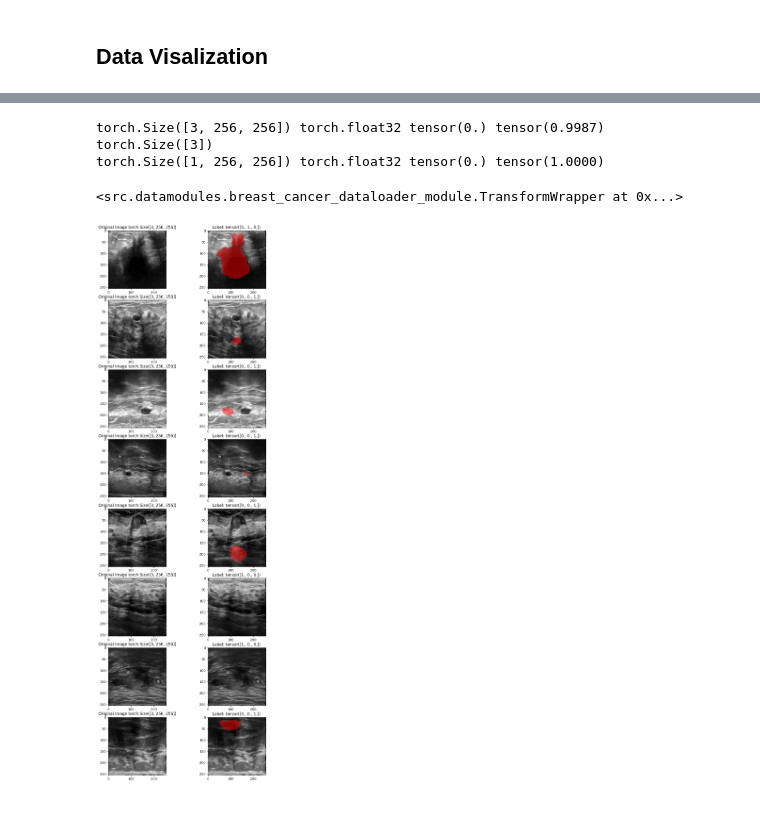
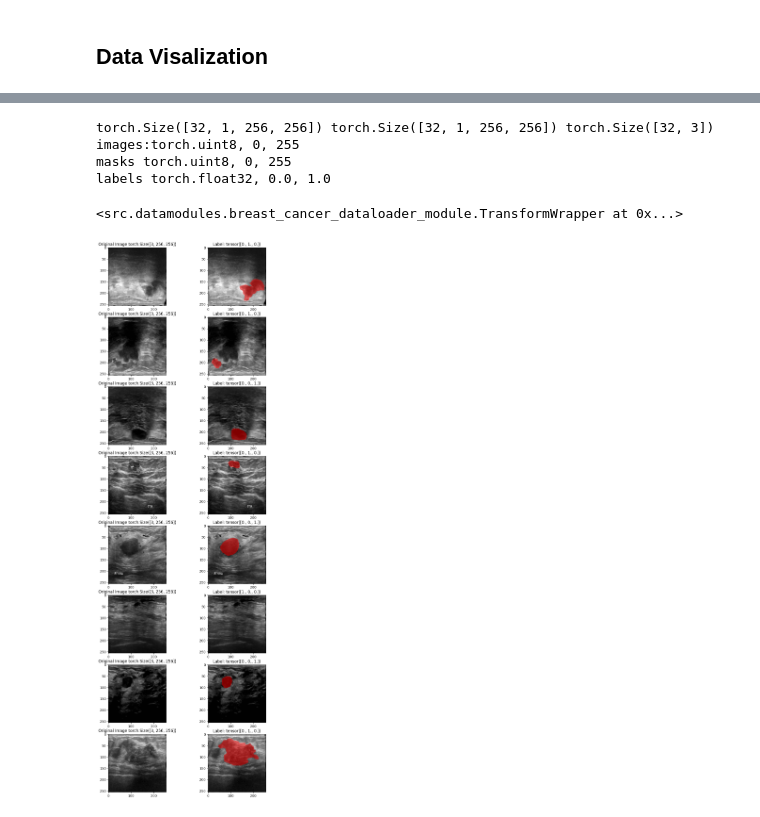
Before and after one commit to vivekpatel99/PyTorch-Breast-Ultrasound-Segmentation, a Jupyter notebook: notebooks/01_exploratory_data_analysis.ipynb, the cells around one changed output, grey strips where cells are left out. Cells and saved outputs as stored; diff of their text form; code cells hidden in the pictures.

Commit message:
bug fixed with dataloader

```diff
--- a/notebooks/01_exploratory_data_analysis.ipynb
+++ b/notebooks/01_exploratory_data_analysis.ipynb
@@ -236,14 +238,0 @@ torch.Size([1, 468, 573]) torch.float32 tensor(0.) tensor(1.)
-# %%
-train_dl = data_module.train_dataloader()
-
-for image, target in train_dl.dataset:
-    print(image.shape, image.dtype, image.min(), image.max())
-    print(target["labels"].shape)
-    print(
-        target["masks"].shape, target["masks"].dtype, target["masks"].min(), target["masks"].max()
-    )
-    break
-# %% [output]
-torch.Size([3, 256, 256]) torch.float32 tensor(0.) tensor(0.9987)
-torch.Size([3])
-torch.Size([1, 256, 256]) torch.float32 tensor(0.) tensor(1.0000)
@@ -250,3 +241,16 @@ torch.Size([1, 256, 256]) torch.float32 tensor(0.) tensor(1.0000)
+# %%
+for images, targets in train_dl:
+    break
+print(images.shape, targets["masks"].shape, targets["labels"].shape)
+
+print(f"images:{image.dtype}, {image.min()}, {image.max()}")
+print(f'masks {targets["masks"].dtype}, {targets["masks"].min()}, {targets["masks"].max()}')
+print(f'labels {targets["labels"].dtype}, {targets["labels"].min()}, {targets["labels"].max()}')
+# %% [output]
+torch.Size([32, 1, 256, 256]) torch.Size([32, 1, 256, 256]) torch.Size([32, 3])
+images:torch.uint8, 0, 255
+masks torch.uint8, 0, 255
+labels torch.float32, 0.0, 1.0
 # %%
 train_dl.dataset
 # %% [output]
@@ -254,17 +258,35 @@ train_dl.dataset
 # %%
 fig, axs = plt.subplots(8, 2, figsize=(10, 30))
 
-for i, (image, target) in enumerate(train_dl.dataset):
-    if i >= 8:
-        break
-    # Plot the original image on the left
-    axs[i, 0].imshow(image.permute(1, 2, 0))
-    axs[i, 0].set_title(f"Original Image {image.shape}")
+for batch in train_dl:
+    image, targets = batch
+    for i in range(8):
+        if i >= 8:
+            break
 
-    mask_bool = target["masks"] > 0.5  # convert mask to bool
-    seg_img = draw_segmentation_masks(image, mask_bool, alpha=0.5, colors="red")
-    axs[i, 1].imshow(seg_img.permute(1, 2, 0))
-    label = target["labels"]
-    axs[i, 1].set_title(f"Label: {label} ")
+        # Correctly convert grayscale to RGB by repeating the channel 3 times
+        rgb_images = image[i].repeat(3, 1, 1)  # Create 3 channels from 1
+
+        mask = targets["masks"][i]
+
+        # Plot the original image on the left
+        axs[i, 0].imshow(rgb_images.permute(1, 2, 0))  # Convert to HWC format for matplotlib
+        axs[i, 0].set_title(f"Original Image {rgb_images.shape}")
+
+        # Convert mask to boolean tensor as required by draw_segmentation_masks
+        mask_bool = mask > 0.5
+
+        # Make sure rgb_images is uint8 if in range [0-255] or float if in range [0-1]
+        if rgb_images.dtype != torch.uint8 and rgb_images.max() > 1.0:
+            rgb_images = rgb_images.to(torch.uint8)
+
+        # Apply segmentation masks
+        seg_img = draw_segmentation_masks(rgb_images, mask_bool, alpha=0.5, colors="red")
+
+        # Display the segmentation result
+        axs[i, 1].imshow(seg_img.permute(1, 2, 0))
+        label = targets["labels"][i]
+        axs[i, 1].set_title(f"Label: {label}")
+    break
 # %% [output]
-[figure, old version]
+[figure, new version]
```
Also changed, not shown: parts of 7 cells of this notebook, 3 other files.
